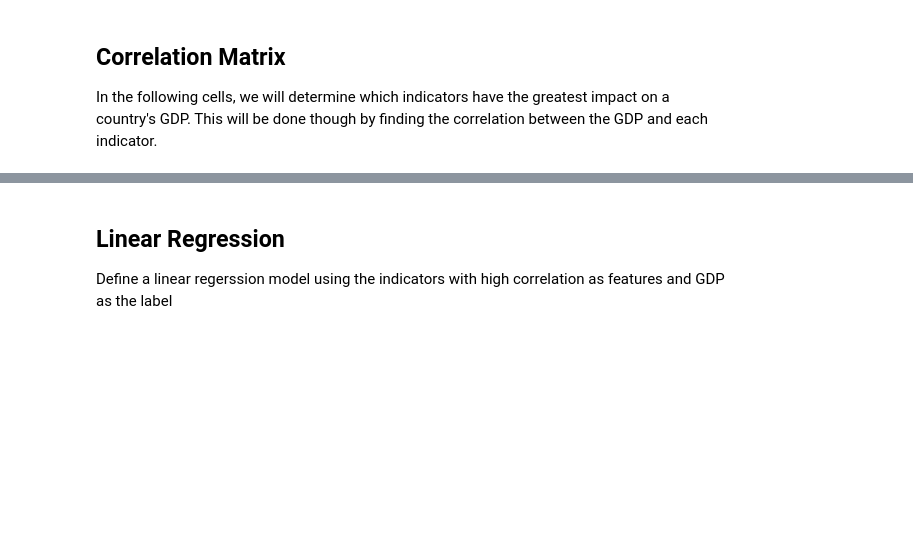
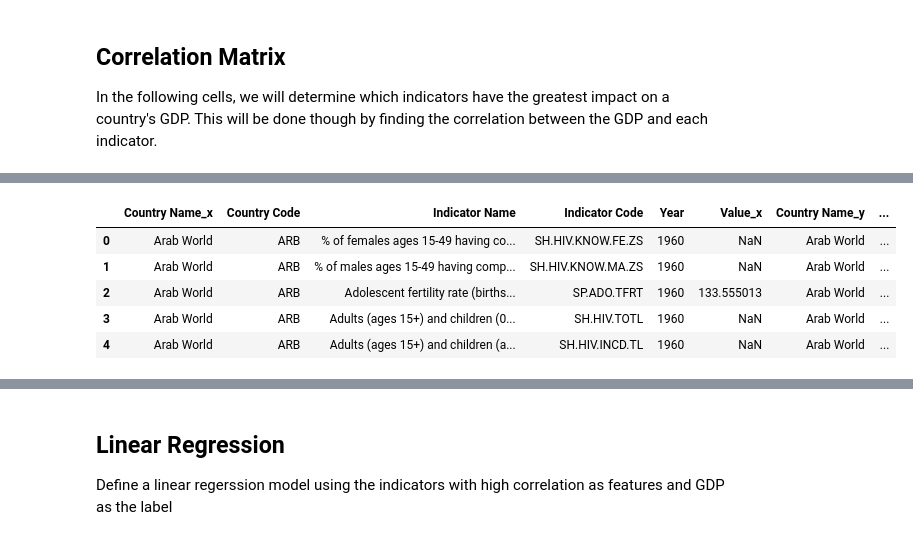
Before and after one commit to aishwaryabsk/GDP_Health_Analysis, a Jupyter notebook: GDP_Health_Analysis.ipynb, the cells around one changed output, grey strips where cells are left out. Cells and saved outputs as stored; diff of their text form; code cells hidden in the pictures; blank space fills up the shorter version.

```diff
--- a/GDP_Health_Analysis.ipynb
+++ b/GDP_Health_Analysis.ipynb
@@ -132,0 +230,3 @@ In the following cells, we will determine which indicators have the greatest imp
+# %%
+melt_gdp_df = gdp_df.melt(id_vars=["Country Name", "Code"], var_name="Year", value_name="Value")
+melt_gdp_df.head(5)
@@ -132,0 +240,10 @@ In the following cells, we will determine which indicators have the greatest imp
+# %%
+merged_gdp = pd.merge(melt_nutr_df, melt_gdp_df, left_on=['Country Code', 'Year'], right_on=['Code', 'Year'])
+merged_gdp.head(5)
+# %% [output]
+|  | Country Name_x | Country Code | Indicator Name | Indicator Code | Year | Value_x | Country Name_y | ... |
+| 0 | Arab World | ARB | % of females ages 15-49 having co... | SH.HIV.KNOW.FE.ZS | 1960 | NaN | Arab World | ... |
+| 1 | Arab World | ARB | % of males ages 15-49 having comp... | SH.HIV.KNOW.MA.ZS | 1960 | NaN | Arab World | ... |
+| 2 | Arab World | ARB | Adolescent fertility rate (births... | SP.ADO.TFRT | 1960 | 133.555013 | Arab World | ... |
+| 3 | Arab World | ARB | Adults (ages 15+) and children (0... | SH.HIV.TOTL | 1960 | NaN | Arab World | ... |
+| 4 | Arab World | ARB | Adults (ages 15+) and children (a... | SH.HIV.INCD.TL | 1960 | NaN | Arab World | ... |
```
Also changed, not shown: parts of 16 cells of this notebook, 2 other files.
